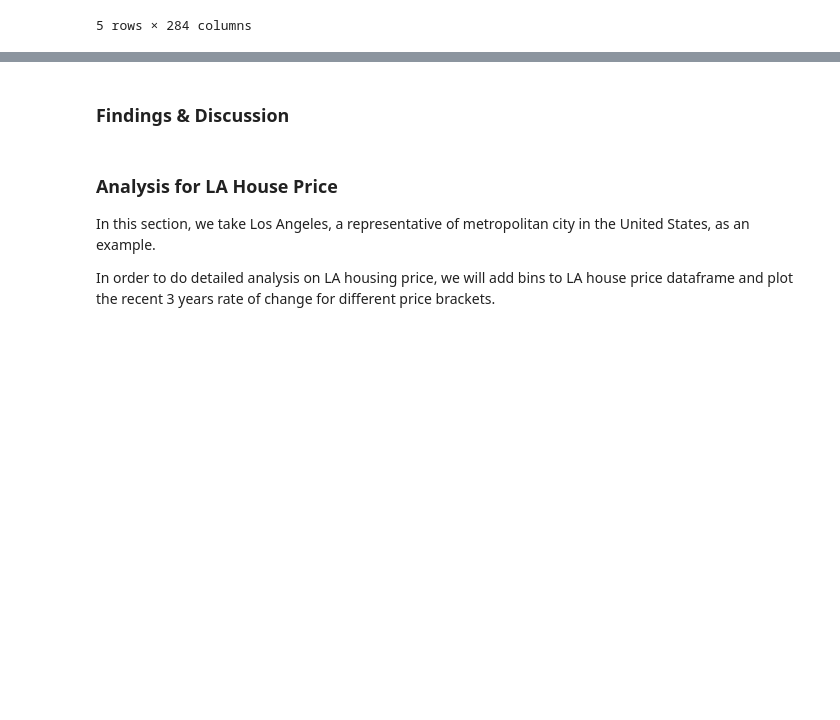
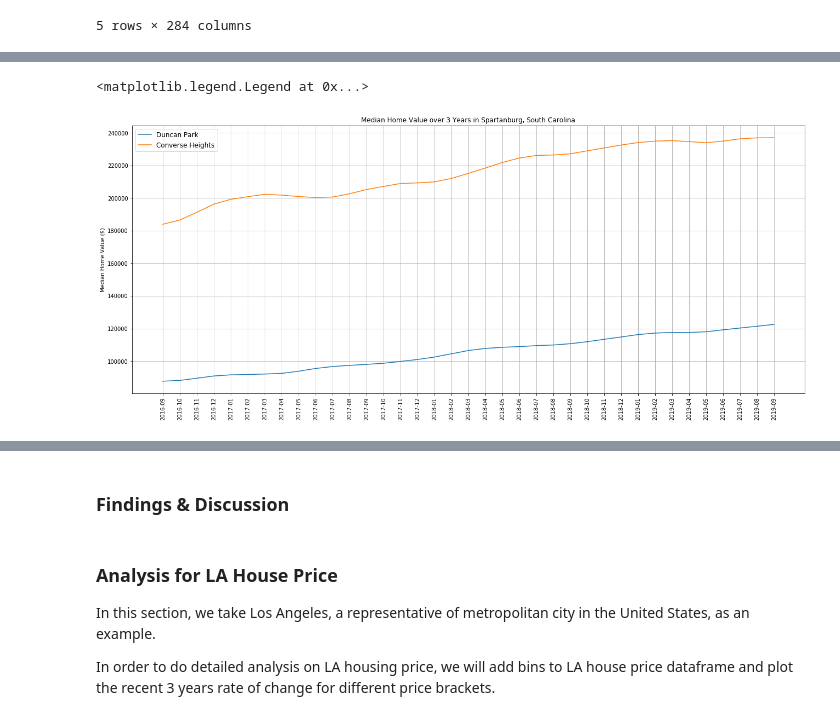
Before and after one commit to vitoperez117/Python-Project-US-Housing, a Jupyter notebook: US_housing_price/US_housing_price.ipynb, the cells around one changed output, grey strips where cells are left out. Cells and saved outputs as stored; diff of their text form; code cells hidden in the pictures; blank space fills up the shorter version.

```diff
--- a/US_housing_price/US_housing_price.ipynb
+++ b/US_housing_price/US_housing_price.ipynb
@@ -492,0 +534,19 @@ plt.plot(x_axis, y_axis_nam)
+# %%
+#Top 5 Neighborhoods Spartanburg, SC
+x_axis = top5_n_nampa_id.drop(["City","State","RegionName", "Rate of Change 10yr", "Rate of Change 3yr"], axis = 1).iloc[:,245:282].T.index
+y_axis_sparta1 = top5_n_sparta_sc.iloc[0,248:285]
+y_axis_sparta2 = top5_n_sparta_sc.iloc[1,248:285]
+
+plt.subplots(figsize = (22,9))
+plt.xticks(rotation = 90)
+plt.ylabel("Median Home Value ($)")
+plt.title("Median Home Value over 3 Years in Spartanburg, South Carolina")
+plt.grid()
+
+plt.plot(x_axis, y_axis_sparta1, label = "Duncan Park")
+plt.plot(x_axis, y_axis_sparta2, label = "Converse Heights")
+
+plt.legend(loc = "upper left", fontsize = "large", fancybox = True)
+# %% [output]
+<matplotlib.legend.Legend at 0x...>
+[figure, added]
```
Also changed, not shown: parts of 15 cells of this notebook, 10 other files.
